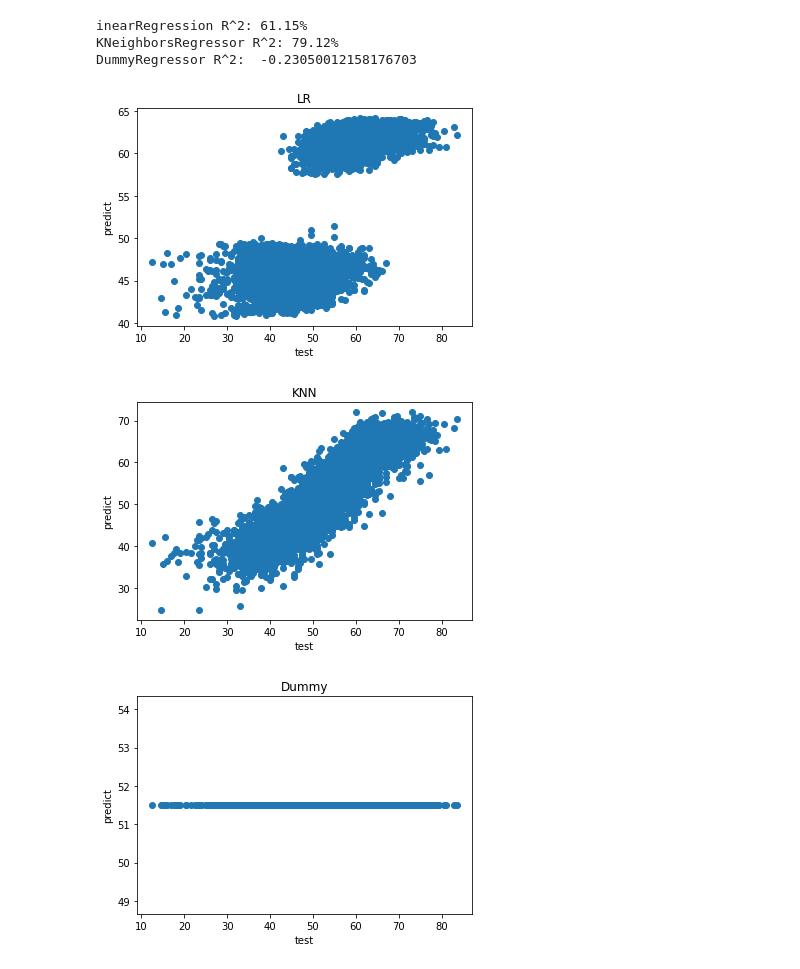
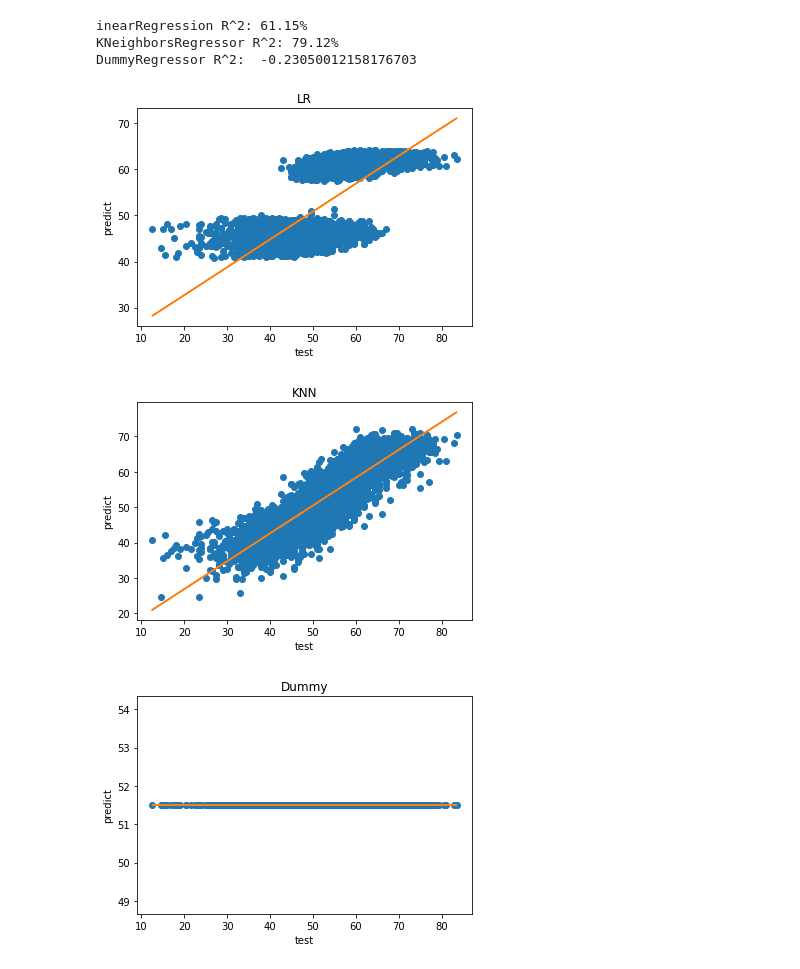
Before and after one commit to ortrsa/Data_Science_Final_Project, a Jupyter notebook: notebook3-regression.ipynb, the cells around one changed output. Cells and saved outputs as stored; diff of their text form; code cells hidden in the pictures.

```diff
--- a/notebook3-regression.ipynb
+++ b/notebook3-regression.ipynb
@@ -210,16 +210,17 @@ DummyRegressor R^2:  -0.23050012158176703
 # %%
 LR_pred = LR.predict(scal_x_test)
 KNN_pred = KNN.predict(scal_x_test)
 Dummy_pred = Dummy.predict(scal_x_test)
 pred = [(LR_pred, "LR"), (KNN_pred, "KNN"), (Dummy_pred, "Dummy")]
 for i , j in pred:
     plt.subplots()
     plt.title(j)
     plt.xlabel('test')
     plt.ylabel('predict')
     plt.plot(y_test, i, 'o')
-    np.polyfit(y_test, i,1)
+    ln, b = np.polyfit(y_test, i,1)
+    plt.plot(y_test,ln*y_test+b)
 # %% [output]
-[figure, old version]
+[figure, new version]
-[figure, old version]
+[figure, new version]
-[figure, old version]
+[figure, new version]
```
Also changed, not shown: parts of 4 cells of this notebook, 1 other file.
